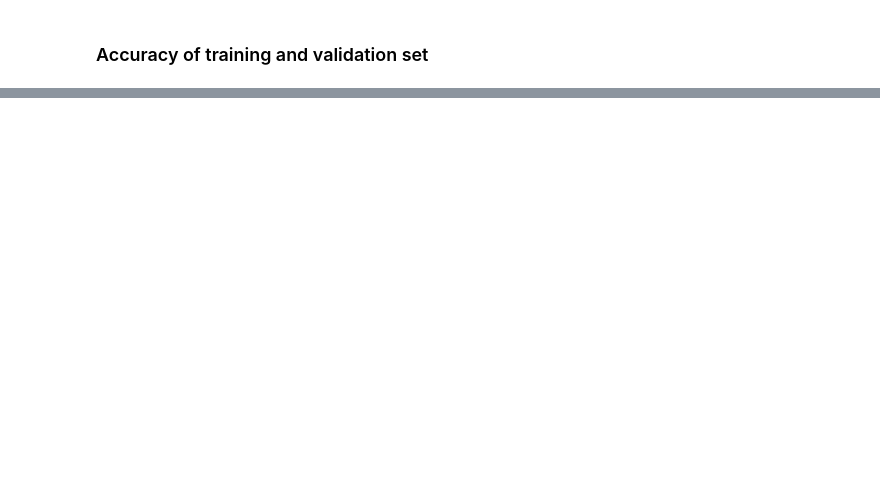
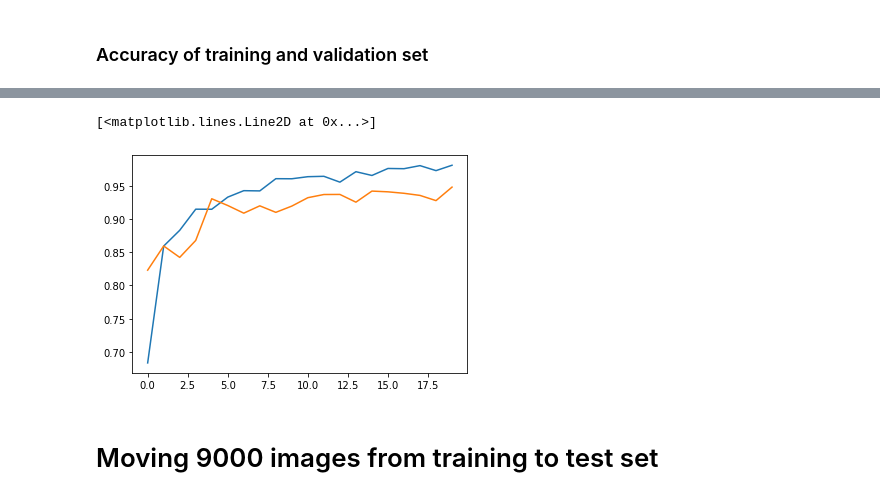
Before and after one commit to aln3/DMML_CW2_Group2, a Jupyter notebook: NeuralNetworksMain.ipynb, the cells around one changed output, grey strips where cells are left out. Cells and saved outputs as stored; diff of their text form; code cells hidden in the pictures; blank space fills up the shorter version.

```diff
--- a/NeuralNetworksMain.ipynb
+++ b/NeuralNetworksMain.ipynb
@@ -202,0 +209,19 @@ score
+# %%
+def construct_new_model():
+    model = Sequential()
+    # Dense Adds fully connected nodes in each layer
+
+    # Input layer is the number of pixels & their values
+
+    # Layer 1
+    model.add(Dense(512, activation = 'relu',input_shape=(784,)))
+
+    # Layer 2
+    model.add(Dense(512, activation = 'relu'))
+
+    #Output Layer
+    model.add(Dense(10, activation = 'softmax'))
+
+    model.compile(optimizer='adam', loss='categorical_crossentropy', metrics = ['accuracy'])
+
+    return model
@@ -202,0 +238,4 @@ score
+# %%
+def get_network_output(model, x_train, x_test, y_train, y_test):
+    x = model.fit(x_train, y_train, epochs = 20, validation_data = (x_test, y_test))
+    return x
@@ -202,0 +301,11 @@ score
+# %%
+x_train_new = x_train[0:8660,:]
+y_train_new = y_train[0:8660,:]
+
+x_temp = x_train[8660:12660,:]
+y_temp = y_train[8660:12660,:]
+
+x_test_new = np.concatenate((x_test, x_temp))
+y_test_new = np.concatenate((y_test, y_temp))
+# %%
+test = get_network_output(construct_new_model(), x_train_new, x_test_new, y_train_new, y_test_new)
@@ -202,0 +330,8 @@ score
+# %%
+plt.plot(test.history['accuracy'])
+plt.plot(test.history['val_accuracy'])
+# %% [output]
+[<matplotlib.lines.Line2D at 0x...>]
+[figure, added]
+# %% [markdown]
+# Moving 9000 images from training to test set
```
Also changed, not shown: parts of 24 cells of this notebook.
